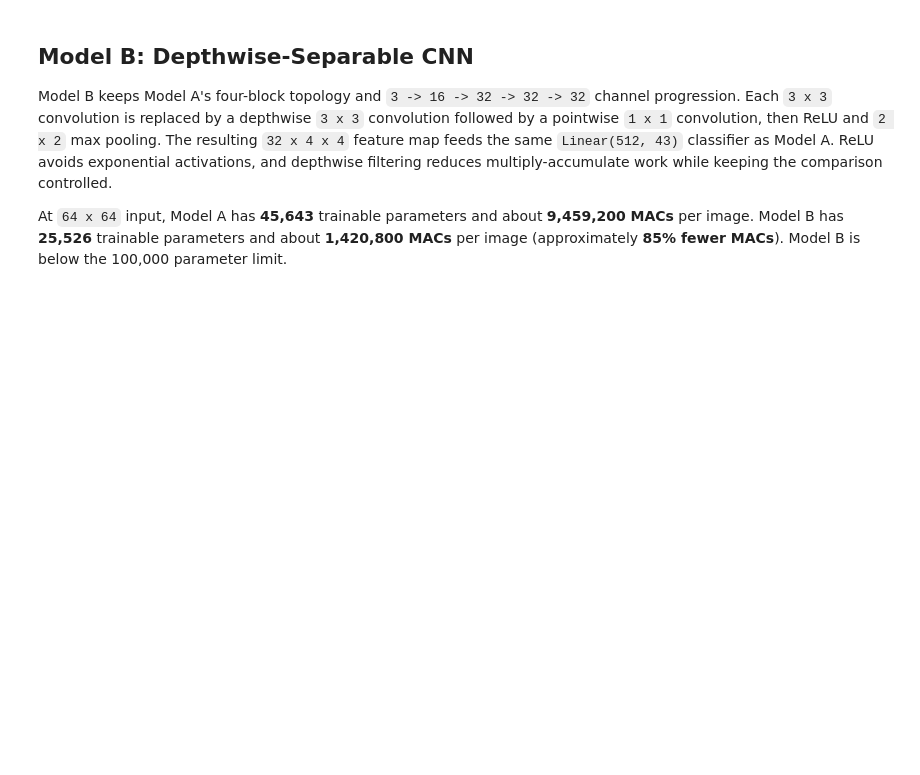
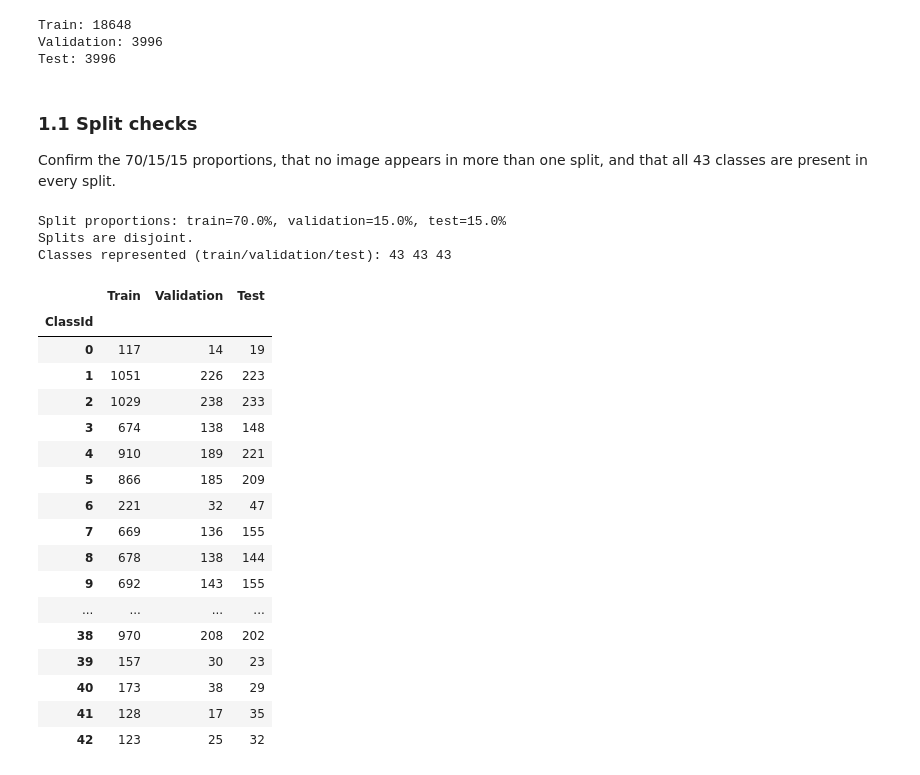
Before and after one commit to jaindusamaranayaka/EN3150-ConvNets-Image-Classifier, a Jupyter notebook: Model_B/src/ModelB.ipynb, the cells around one changed output. Drawn from its saved outputs; the diff is of its cells as text; code cells hidden in the pictures; blank space fills up the shorter version.

```diff
--- a/Model_B/src/ModelB.ipynb
+++ b/Model_B/src/ModelB.ipynb
@@ -90,19 +102,15 @@ from Common.training import train_model
 # %%
-train_df = pd.read_csv(
-    SPLIT_DIR / "train_split.csv"
-)
-
-val_df = pd.read_csv(
-    SPLIT_DIR / "val_split.csv"
-)
-
-test_df = pd.read_csv(
-    SPLIT_DIR / "test_split.csv"
-)
+train_df = pd.read_csv(SPLIT_DIR / "train_split.csv")
+val_df = pd.read_csv(SPLIT_DIR / "val_split.csv")
+test_df = pd.read_csv(SPLIT_DIR / "test_split.csv")
 
 print("Train:", len(train_df))
 print("Validation:", len(val_df))
 print("Test:", len(test_df))
+# %% [output]
+Train: 18648
+Validation: 3996
+Test: 3996
 # %%
 train_loader, val_loader, test_loader = create_dataloaders(
     train_df=train_df,
@@ -112,9 +120,50 @@ train_loader, val_loader, test_loader = create_dataloaders(
     batch_size=32,
     num_workers=0
 )
-# %% [markdown]
-## Model B: Depthwise-Separable CNN
-
-Model B keeps Model A's four-block topology and `3 -> 16 -> 32 -> 32 -> 32` channel progression. Each `3 x 3` convolution is replaced by a depthwise `3 x 3` convolution followed by a pointwise `1 x 1` convolution, then ReLU and `2 x 2` max pooling. The resulting `32 x 4 x 4` feature map feeds the same `Linear(512, 43)` classifier as Model A. ReLU avoids exponential activations, and depthwise filtering reduces multiply-accumulate work while keeping the comparison controlled.
-
-At `64 x 64` input, Model A has **45,643** trainable parameters and about **9,459,200 MACs** per image. Model B has **25,526** trainable parameters and about **1,420,800 MACs** per image (approximately **85% fewer MACs**). Model B is below the 100,000 parameter limit.
+# %% [markdown]
+### 1.1 Split checks
+
+Confirm the 70/15/15 proportions, that no image appears in more than one split, and that all 43 classes are
+present in every split.
+# %%
+total = len(train_df) + len(val_df) + len(test_df)
+print(
+    f"Split proportions: train={len(train_df) / total:.1%}, "
+    f"validation={len(val_df) / total:.1%}, test={len(test_df) / total:.1%}"
+)
+
+train_paths, val_paths, test_paths = set(train_df.Path), set(val_df.Path), set(test_df.Path)
+assert not train_paths & val_paths
+assert not train_paths & test_paths
+assert not val_paths & test_paths
+print("Splits are disjoint.")
+
+class_table = pd.DataFrame({
+    "Train": train_df.ClassId.value_counts(),
+    "Validation": val_df.ClassId.value_counts(),
+    "Test": test_df.ClassId.value_counts()
+}).sort_index()
+print("Classes represented (train/validation/test):", *class_table.notna().sum().tolist())
+class_table
+# %% [output]
+Split proportions: train=70.0%, validation=15.0%, test=15.0%
+Splits are disjoint.
+Classes represented (train/validation/test): 43 43 43
+|  | Train | Validation | Test |
+| ClassId |  |  |  |
+| 0 | 117 | 14 | 19 |
+| 1 | 1051 | 226 | 223 |
+| 2 | 1029 | 238 | 233 |
+| 3 | 674 | 138 | 148 |
+| 4 | 910 | 189 | 221 |
+| 5 | 866 | 185 | 209 |
+| 6 | 221 | 32 | 47 |
+| 7 | 669 | 136 | 155 |
+| 8 | 678 | 138 | 144 |
+| 9 | 692 | 143 | 155 |
+| ... | ... | ... | ... |
+| 38 | 970 | 208 | 202 |
+| 39 | 157 | 30 | 23 |
+| 40 | 173 | 38 | 29 |
+| 41 | 128 | 17 | 35 |
+| 42 | 123 | 25 | 32 |
```
Also changed, not shown: parts of 29 cells of this notebook, 14 other files.
